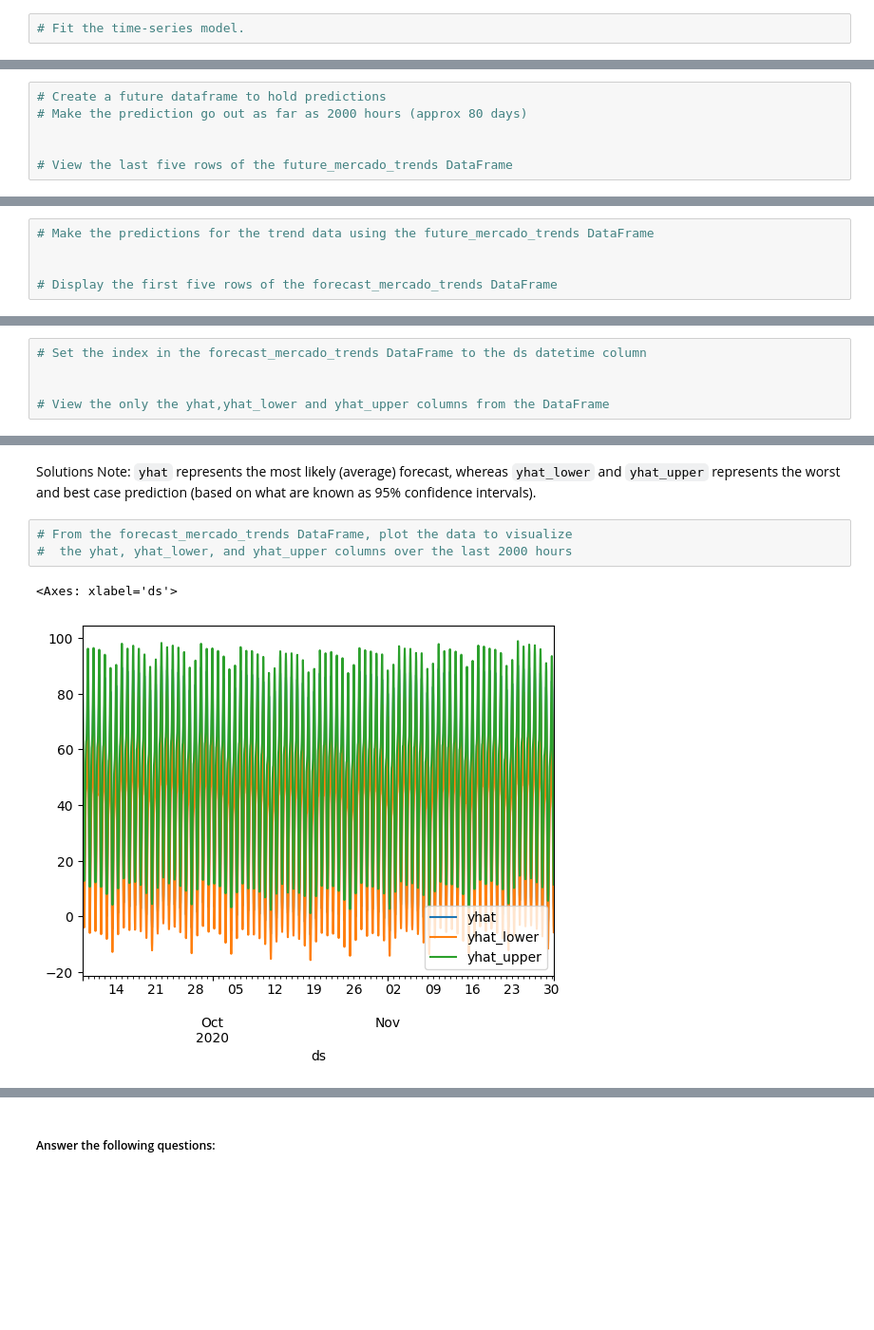
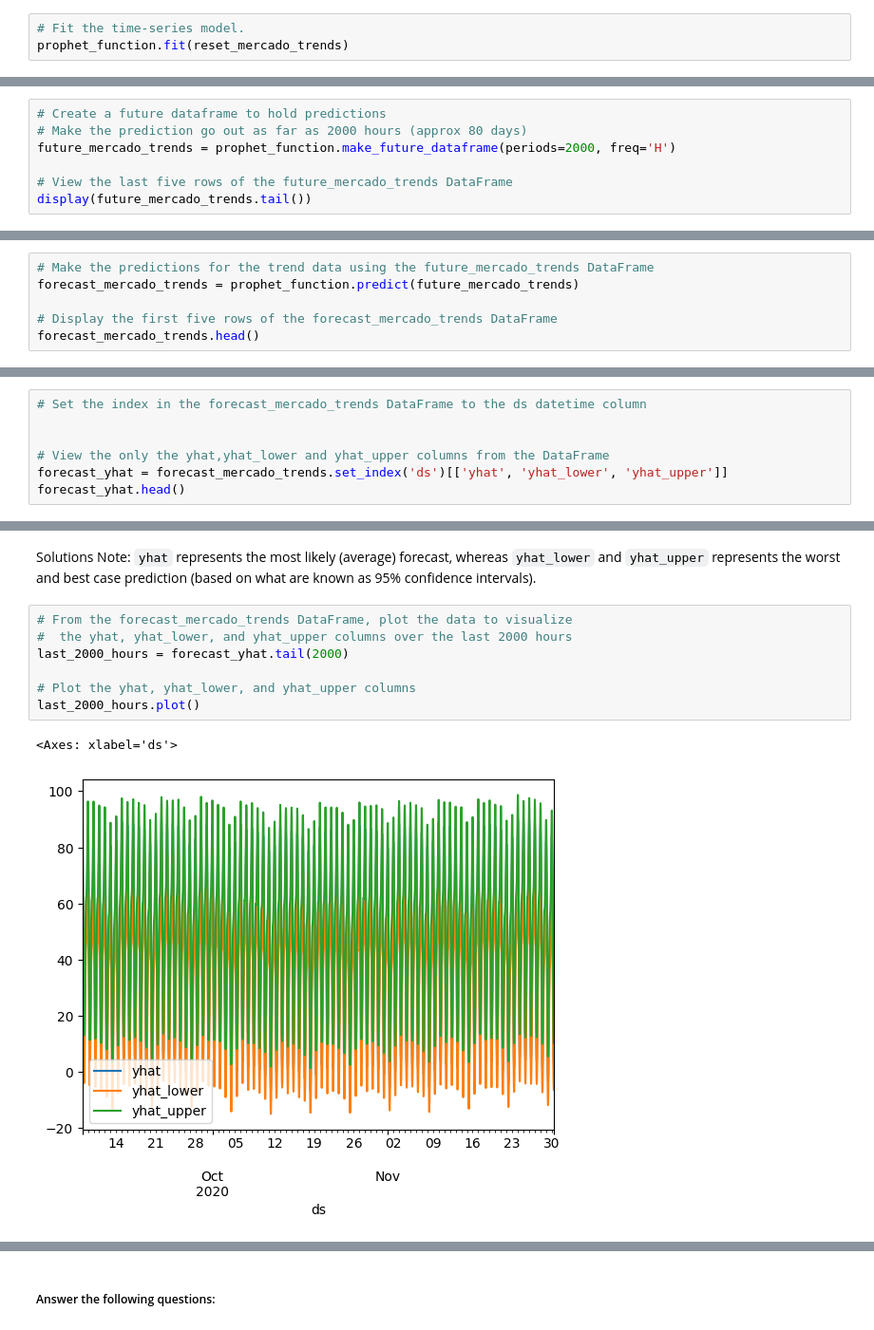
Before and after one commit to AJ-AI1/prophet-challenge, a Jupyter notebook: forecasting_net_prophet.ipynb, the cells around one changed output, grey strips where cells are left out. Shown at 95% size. Drawn from its saved outputs; the diff is of its cells as text; blank space fills up the shorter version.

```diff
--- a/forecasting_net_prophet.ipynb
+++ b/forecasting_net_prophet.ipynb
@@ -402,4 +405,5 @@ prophe
 <prophet.forecaster.Prophet at 0x...>
 # %%
 # Fit the time-series model.
+prophet_function.fit(reset_mercado_trends)
 # %% [output]
@@ -416,9 +413,10 @@ INFO:cmdstanpy:Chain [1] done processing
 # %%
 # Create a future dataframe to hold predictions
 # Make the prediction go out as far as 2000 hours (approx 80 days)
-
+future_mercado_trends = prophet_function.make_future_dataframe(periods=2000, freq='H')
 
 # View the last five rows of the future_mercado_trends DataFrame
+display(future_mercado_trends.tail())
 # %% [output]
 |  | ds |
 | 39101 | 2020-11-30 04:00:00 |
@@ -428,8 +426,9 @@ INFO:cmdstanpy:Chain [1] done processing
 | 39105 | 2020-11-30 08:00:00 |
 # %%
 # Make the predictions for the trend data using the future_mercado_trends DataFrame
-
+forecast_mercado_trends = prophet_function.predict(future_mercado_trends)
 
 # Display the first five rows of the forecast_mercado_trends DataFrame
+forecast_mercado_trends.head()
 # %% [output]
 |  | ds | trend | yhat_lower | yhat_upper | trend_lower | trend_upper | additive_terms | ... |
@@ -465,6 +465,8 @@ INFO:cmdstanpy:Chain [1] done processing
 
 
 # View the only the yhat,yhat_lower and yhat_upper columns from the DataFrame
+forecast_yhat = forecast_mercado_trends.set_index('ds')[['yhat', 'yhat_lower', 'yhat_upper']]
+forecast_yhat.head()
 # %% [output]
 |  | yhat | yhat_lower | yhat_upper |
 | ds |  |  |  |
@@ -478,8 +480,12 @@ Solutions Note: `yhat` represents the most likely (average) forecast, whereas `y
 # %%
 # From the forecast_mercado_trends DataFrame, plot the data to visualize
 #  the yhat, yhat_lower, and yhat_upper columns over the last 2000 hours
+last_2000_hours = forecast_yhat.tail(2000)
+
+# Plot the yhat, yhat_lower, and yhat_upper columns
+last_2000_hours.plot()
 # %% [output]
 <Axes: xlabel='ds'>
-[figure, old version]
+[figure, new version]
 # %%
 # Reset the index in the forecast_mercado_trends DataFrame
```
Also changed, not shown: parts of 15 cells of this notebook.
